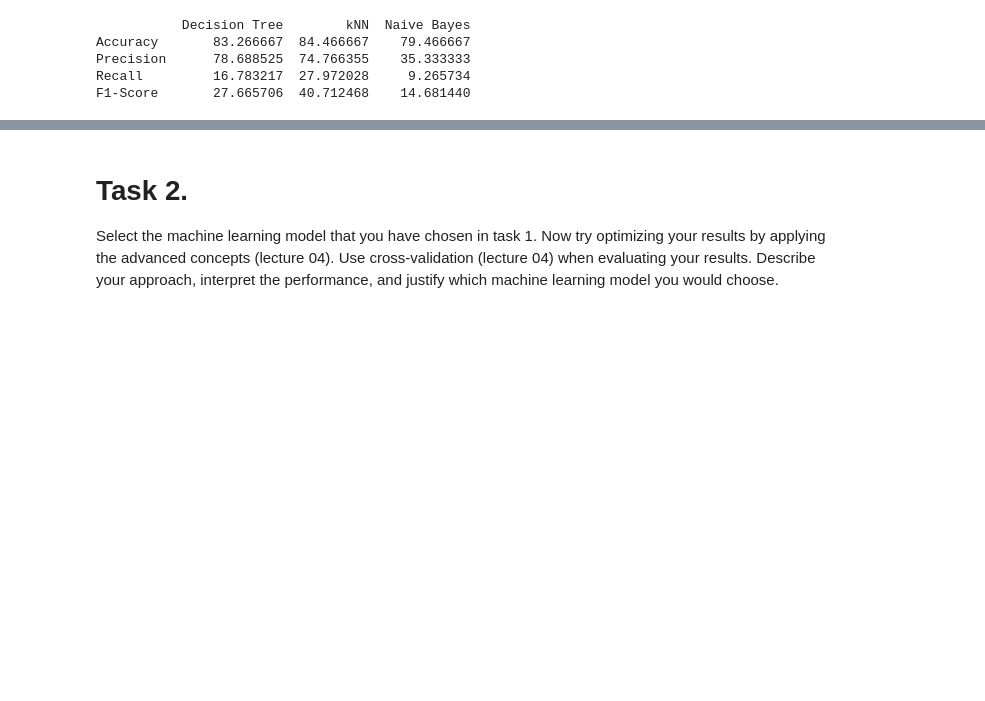
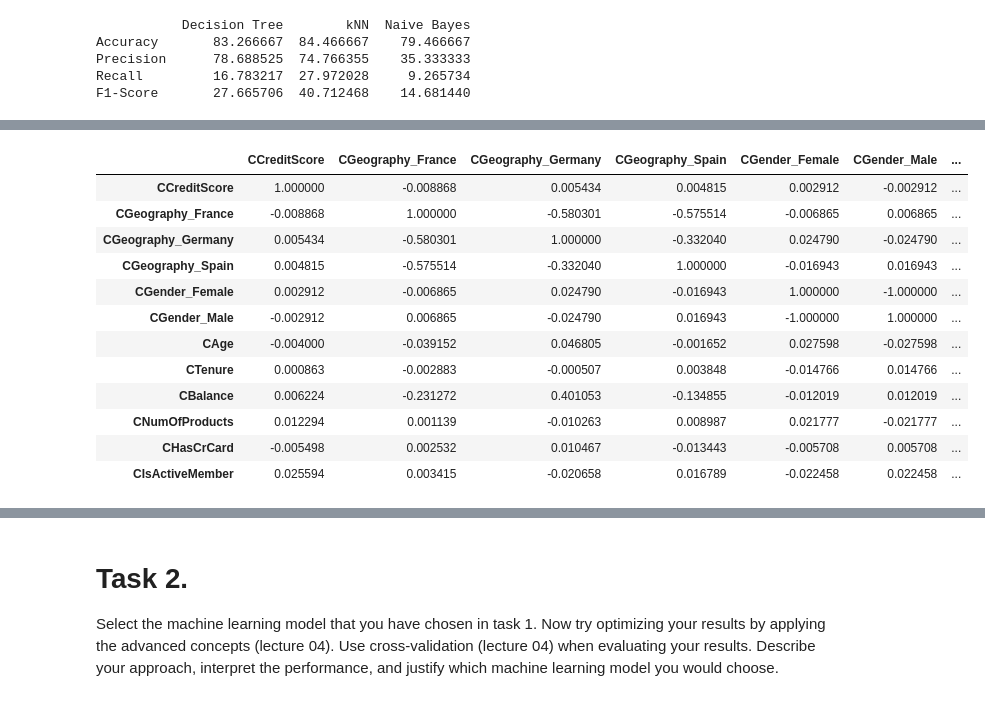
Before and after one commit to Ph1lippK/VAWI, a Jupyter notebook: Assignment_01_40402020250003.ipynb, the cells around one changed output, grey strips where cells are left out. Drawn from its saved outputs; the diff is of its cells as text; code cells hidden in the pictures; blank space fills up the shorter version.

```diff
--- a/Assignment_01_40402020250003.ipynb
+++ b/Assignment_01_40402020250003.ipynb
@@ -529,0 +572,29 @@ F1-Score       27.665706  40.712468    14.681440
+# %%
+cm = pd.DataFrame(fintech, columns=feature_set)
+
+# Calculate the correlation matrix
+corr_matrix = cm.corr()
+
+# I highlighte values above 0.25 and below 0.24 to see any magnitudes of these correlations
+# above than 0.25 or below than -0.25 is considered moderate
+
+def highlight_cells(val):
+    yellow = 'background-color: yellow' if val > 0.25 else ''
+    red = 'background-color: red' if val < -0.25 else ''
+    return f'{yellow}; {red}'
+
+corr_matrix.style.applymap(highlight_cells)
+# %% [output]
+|  | CCreditScore | CGeography_France | CGeography_Germany | CGeography_Spain | CGender_Female | CGender_Male | ... |
+| CCreditScore | 1.000000 | -0.008868 | 0.005434 | 0.004815 | 0.002912 | -0.002912 | ... |
+| CGeography_France | -0.008868 | 1.000000 | -0.580301 | -0.575514 | -0.006865 | 0.006865 | ... |
+| CGeography_Germany | 0.005434 | -0.580301 | 1.000000 | -0.332040 | 0.024790 | -0.024790 | ... |
+| CGeography_Spain | 0.004815 | -0.575514 | -0.332040 | 1.000000 | -0.016943 | 0.016943 | ... |
+| CGender_Female | 0.002912 | -0.006865 | 0.024790 | -0.016943 | 1.000000 | -1.000000 | ... |
+| CGender_Male | -0.002912 | 0.006865 | -0.024790 | 0.016943 | -1.000000 | 1.000000 | ... |
+| CAge | -0.004000 | -0.039152 | 0.046805 | -0.001652 | 0.027598 | -0.027598 | ... |
+| CTenure | 0.000863 | -0.002883 | -0.000507 | 0.003848 | -0.014766 | 0.014766 | ... |
+| CBalance | 0.006224 | -0.231272 | 0.401053 | -0.134855 | -0.012019 | 0.012019 | ... |
+| CNumOfProducts | 0.012294 | 0.001139 | -0.010263 | 0.008987 | 0.021777 | -0.021777 | ... |
+| CHasCrCard | -0.005498 | 0.002532 | 0.010467 | -0.013443 | -0.005708 | 0.005708 | ... |
+| CIsActiveMember | 0.025594 | 0.003415 | -0.020658 | 0.016789 | -0.022458 | 0.022458 | ... |
```
Also changed, not shown: parts of 12 cells of this notebook.
